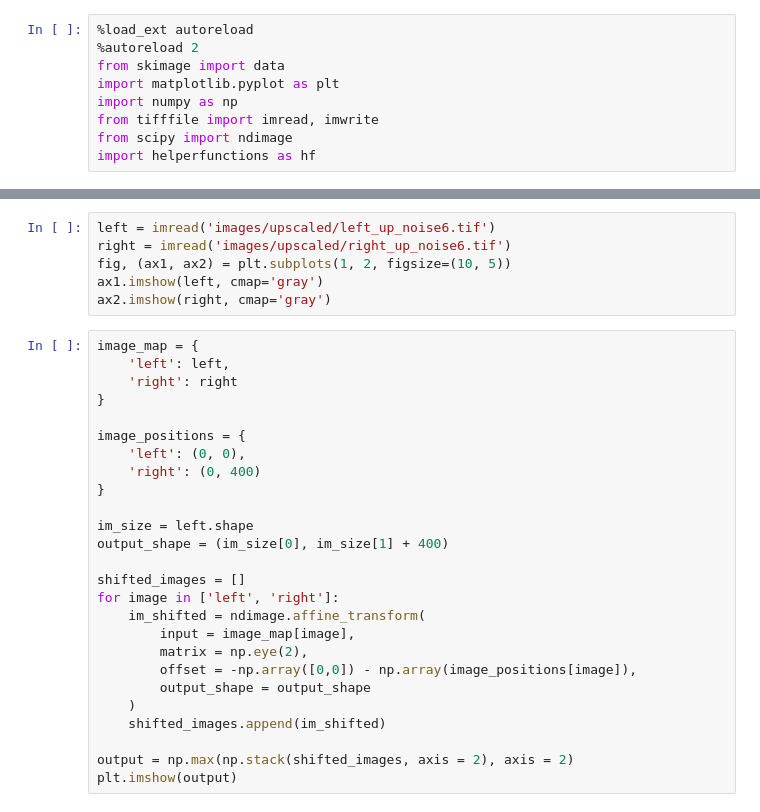
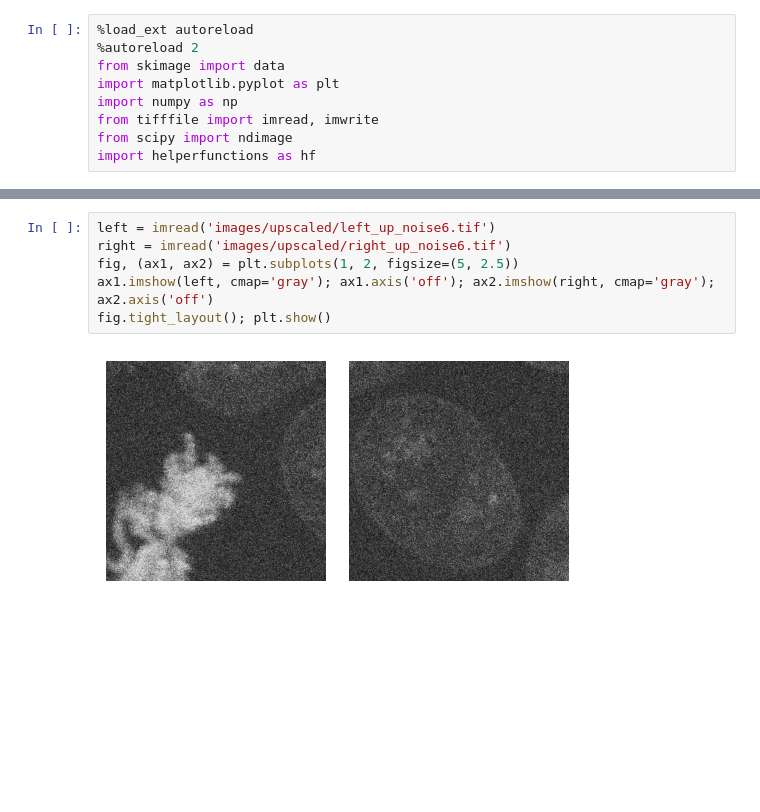
Before and after one commit to zacswider/linearblending, a Jupyter notebook: linearblending.ipynb, the cells around one changed output, grey strips where cells are left out. Drawn from its saved outputs; the diff is of its cells as text; blank space fills up the shorter version.

```diff
--- a/linearblending.ipynb
+++ b/linearblending.ipynb
@@ -12,32 +16,8 @@ import helperfunctions as hf
 # %%
 left = imread('images/upscaled/left_up_noise6.tif')
 right = imread('images/upscaled/right_up_noise6.tif')
-fig, (ax1, ax2) = plt.subplots(1, 2, figsize=(10, 5))
-ax1.imshow(left, cmap='gray')
-ax2.imshow(right, cmap='gray')
+fig, (ax1, ax2) = plt.subplots(1, 2, figsize=(5, 2.5))
+ax1.imshow(left, cmap='gray'); ax1.axis('off'); ax2.imshow(right, cmap='gray'); ax2.axis('off')
+fig.tight_layout(); plt.show()
+# %% [output]
+[figure, added]
-# %%
-image_map = {
-    'left': left,
-    'right': right
-}
-
-image_positions = {
-    'left': (0, 0),
-    'right': (0, 400)
-}
-
-im_size = left.shape
-output_shape = (im_size[0], im_size[1] + 400)
-
-shifted_images = []
-for image in ['left', 'right']:
-    im_shifted = ndimage.affine_transform(
-        input = image_map[image],
-        matrix = np.eye(2),
-        offset = -np.array([0,0]) - np.array(image_positions[image]),
-        output_shape = output_shape
-    )
-    shifted_images.append(im_shifted)
-
-output = np.max(np.stack(shifted_images, axis = 2), axis = 2)
-plt.imshow(output)
```
Also changed, not shown: parts of 14 cells of this notebook, 1 other file.
